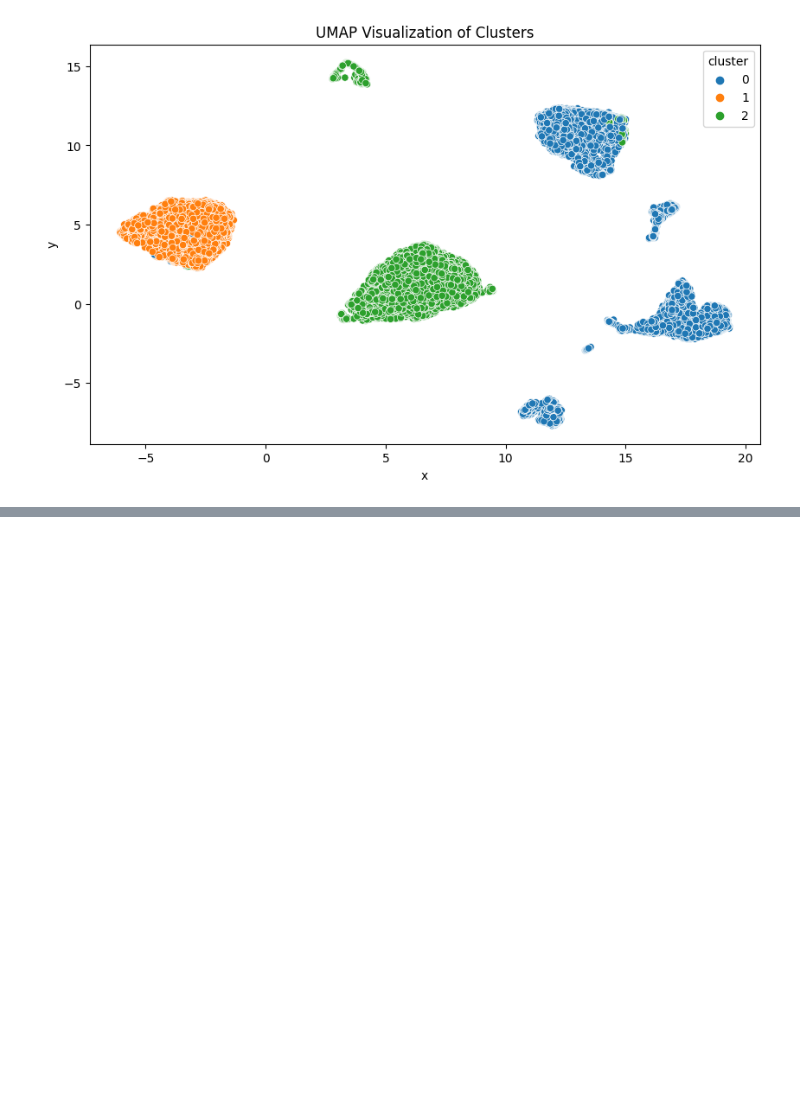
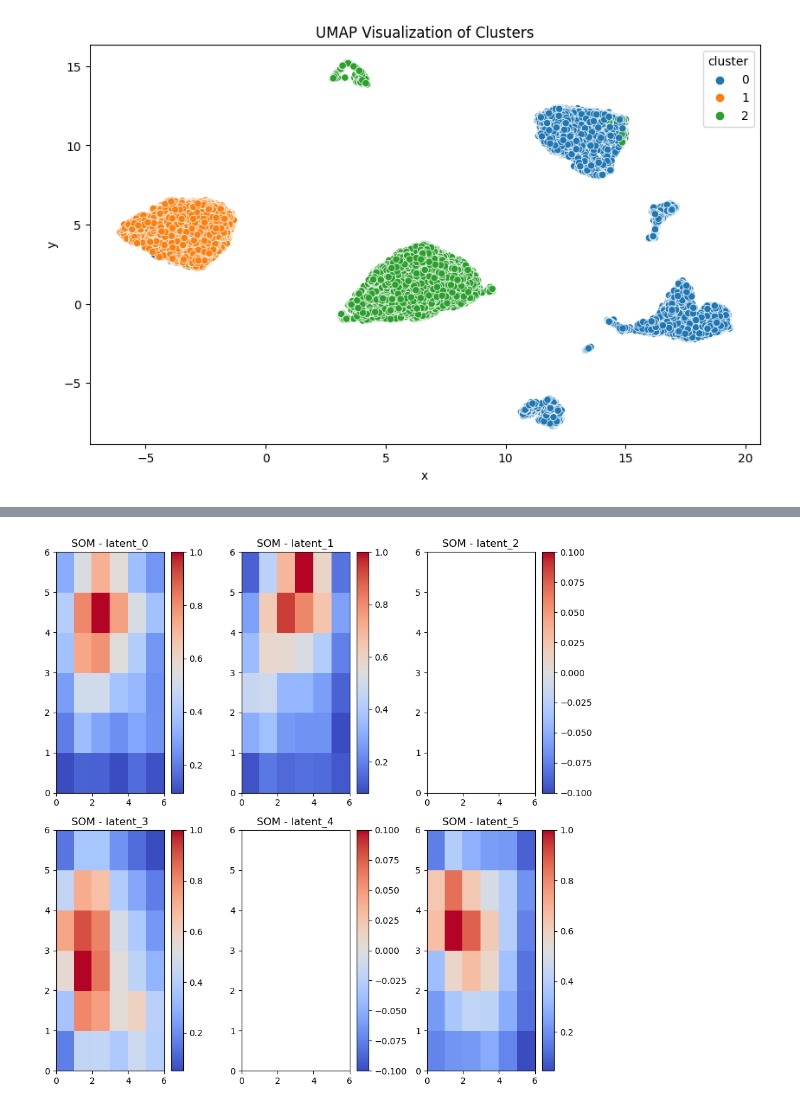
Before and after one commit to master-boda/Client-Segmentation-with-U-MAP-Embedding, a Jupyter notebook: src/modeling/modeling_notebook.ipynb, the cells around one changed output, grey strips where cells are left out. Saved outputs shown, nothing was run; the diff lists cells and outputs as text; code cells hidden in the pictures; blank space fills up the shorter version.

```diff
--- a/src/modeling/modeling_notebook.ipynb
+++ b/src/modeling/modeling_notebook.ipynb
@@ -143,0 +168,4 @@ plot_umap_clusters(customer_info_noencode_labeled_outliers)
+# %%
+train_and_plot_som_per_variable(latent_rep_scaled)
+# %% [output]
+[figure, added]
```
Also changed, not shown: parts of 6 cells of this notebook, 1 other file.
